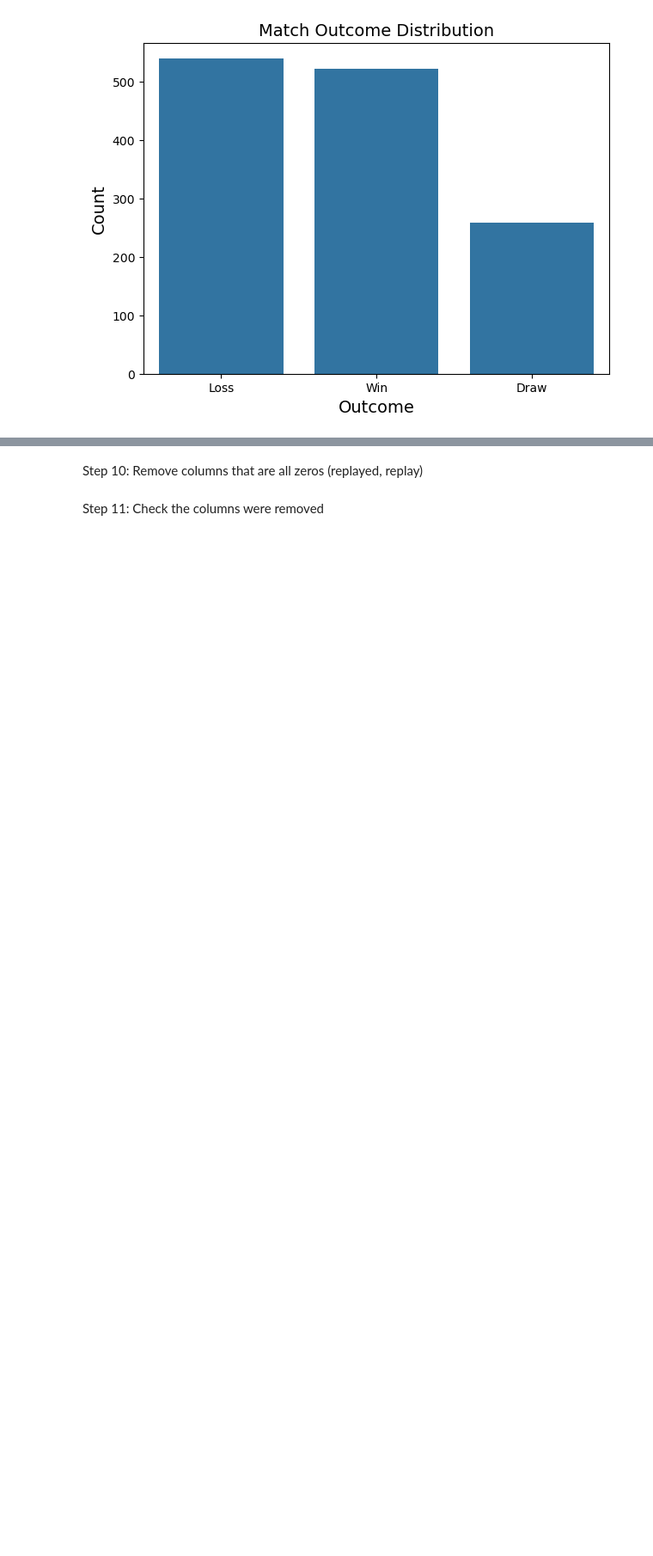
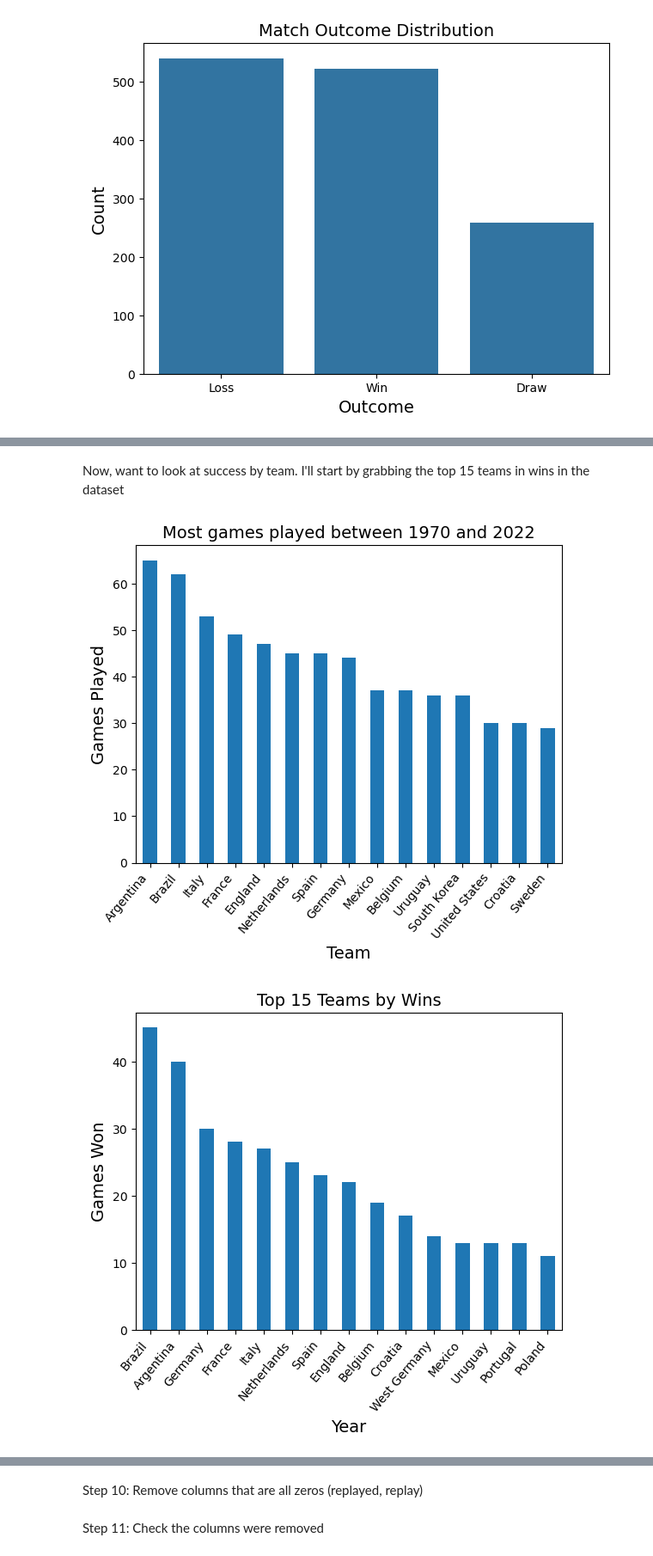
Before and after one commit to mahercav/VariousProjects, a Jupyter notebook: WorldCupPrediction/worldcupproject.ipynb, the cells around one changed output, grey strips where cells are left out. Shown at 86% size. Saved outputs shown, nothing was run; the diff lists cells and outputs as text; code cells hidden in the pictures; blank space fills up the shorter version.

```diff
--- a/WorldCupPrediction/worldcupproject.ipynb
+++ b/WorldCupPrediction/worldcupproject.ipynb
@@ -216,0 +299,22 @@ Name: proportion, dtype: float64
+# %% [markdown]
+Now, want to look at success by team. I'll start by grabbing the top 15 teams in wins in the dataset
+# %%
+team_games = all_data['team_name'].value_counts().head(15) #sort_index here is sorting counts by 'year' category
+
+team_games.plot(kind = 'bar')
+plt.title('Most games played between 1970 and 2022')
+plt.xlabel('Team')
+plt.ylabel('Games Played')
+plt.xticks(rotation=50, ha='right')
+plt.show()
+
+team_wins = all_data[all_data['outcome'] == 'Win'] ['team_name'].value_counts().head(15) #sort_index here is sorting counts by 'year' category
+team_wins.plot(kind = 'bar')
+plt.title('Top 15 Teams by Wins')
+plt.xlabel('Year')
+plt.ylabel('Games Won')
+plt.xticks(rotation=50, ha='right')
+plt.show()
+# %% [output]
+[figure, added]
+[figure, added]
```
Also changed, not shown: parts of 33 cells of this notebook.
